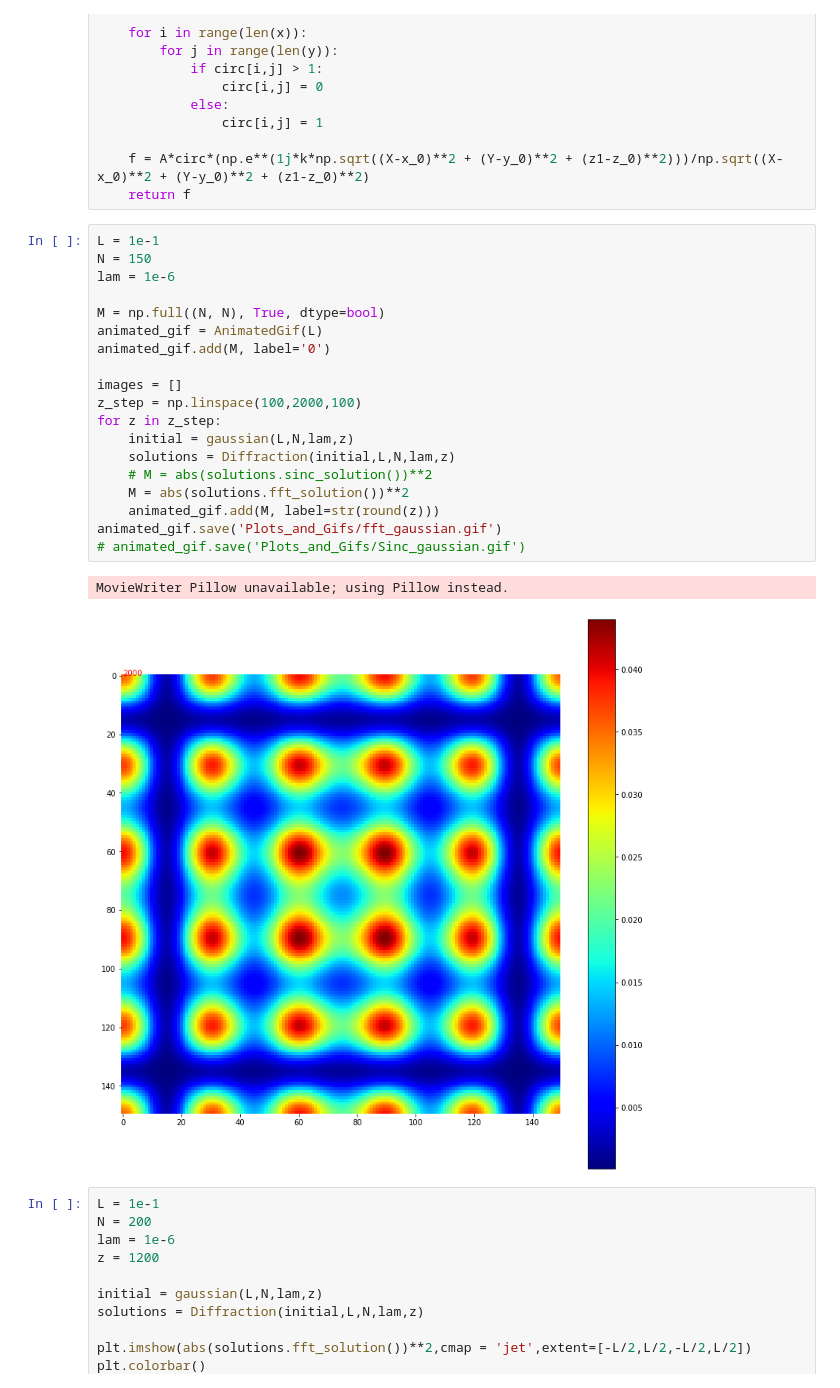
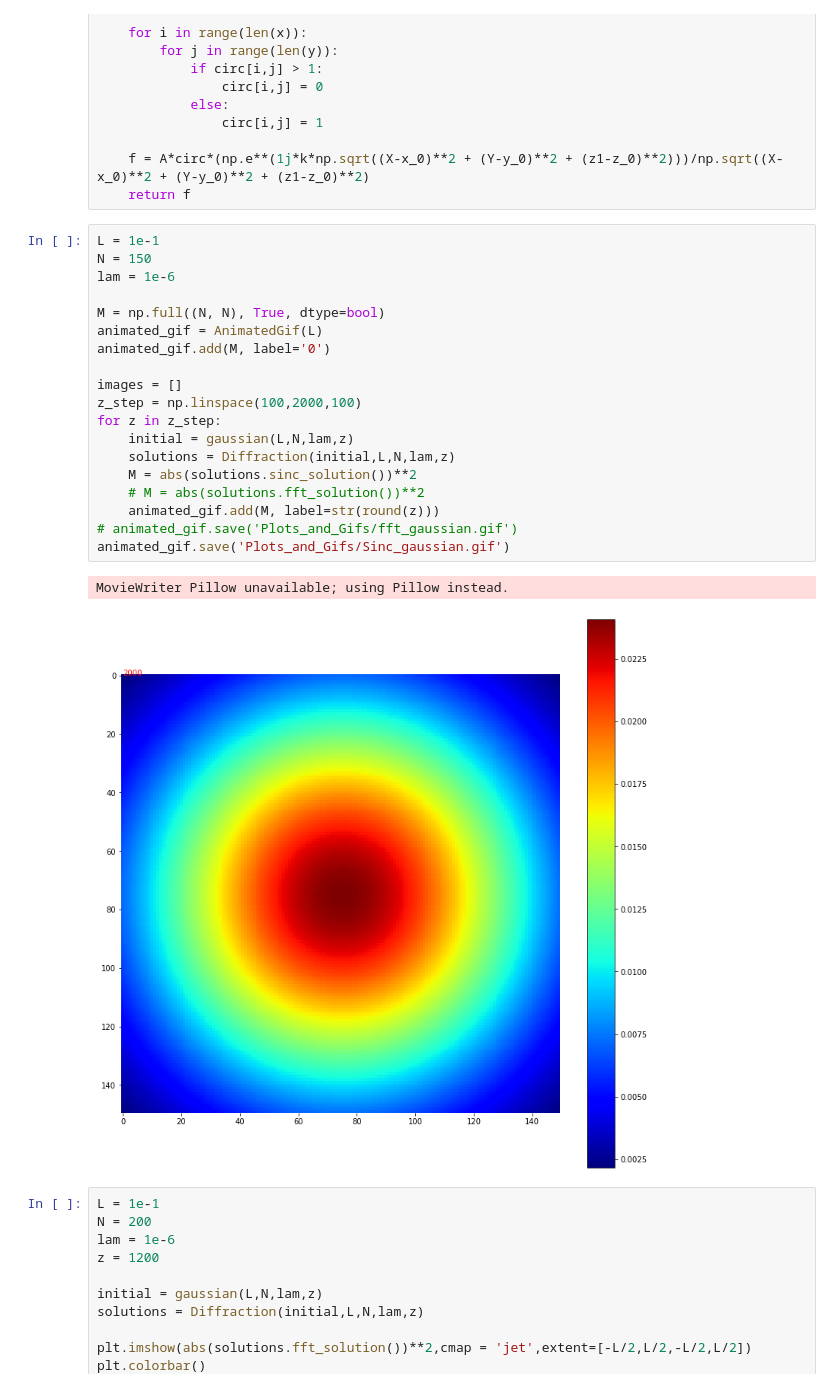
Before and after one commit to TeddyMeissner/Diffraction-Integral, a Jupyter notebook: plots_and_gifs.ipynb, the cells around one changed output. Cells and saved outputs as stored; diff of their text form.

Commit message:
New Plots_and_Gifs

```diff
--- a/plots_and_gifs.ipynb
+++ b/plots_and_gifs.ipynb
@@ -70,25 +70,25 @@ def circular_aperature(L,N,lam,z):
 # %%
 L = 1e-1
 N = 150
 lam = 1e-6
 
 M = np.full((N, N), True, dtype=bool)
 animated_gif = AnimatedGif(L)
 animated_gif.add(M, label='0')
 
 images = []
 z_step = np.linspace(100,2000,100)
 for z in z_step:
     initial = gaussian(L,N,lam,z)
     solutions = Diffraction(initial,L,N,lam,z)
-    # M = abs(solutions.sinc_solution())**2
-    M = abs(solutions.fft_solution())**2
+    M = abs(solutions.sinc_solution())**2
+    # M = abs(solutions.fft_solution())**2
     animated_gif.add(M, label=str(round(z)))
-animated_gif.save('Plots_and_Gifs/fft_gaussian.gif')
-# animated_gif.save('Plots_and_Gifs/Sinc_gaussian.gif')
+# animated_gif.save('Plots_and_Gifs/fft_gaussian.gif')
+animated_gif.save('Plots_and_Gifs/Sinc_gaussian.gif')
 # %% [output]
 MovieWriter Pillow unavailable; using Pillow instead.
-[figure, old version]
+[figure, new version]
 # %%
 L = 1e-1
 N = 200
```
Also changed, not shown: 1 other file.
